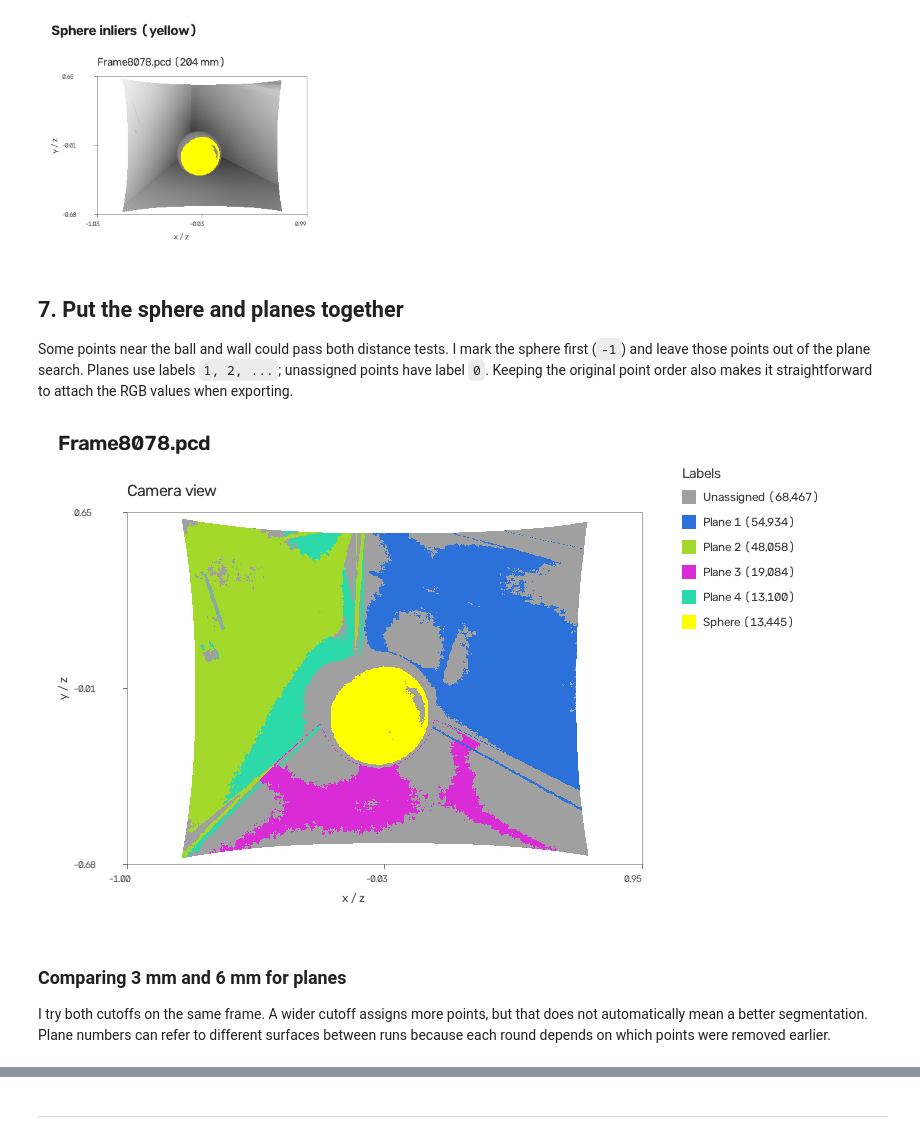
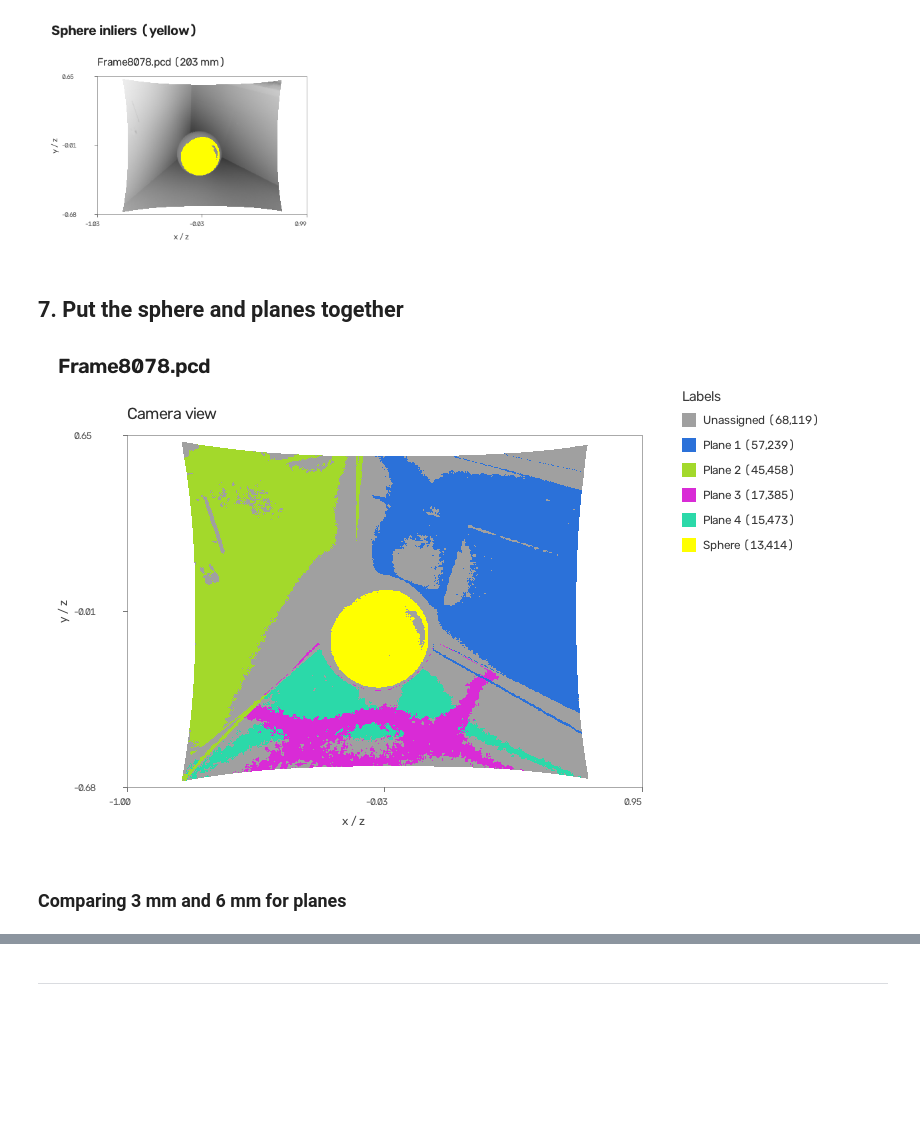
Before and after one commit to simo-hue/ELTE-3D-Computer-Vision, a Jupyter notebook: FIRST_ASSIGNMENT/Assignment.ipynb, the cells around one changed output, grey strips where cells are left out. Saved outputs shown, nothing was run; the diff lists cells and outputs as text; code cells hidden in the pictures; blank space fills up the shorter version.

```diff
--- a/FIRST_ASSIGNMENT/Assignment.ipynb
+++ b/FIRST_ASSIGNMENT/Assignment.ipynb
@@ -9,5 +5,5 @@ These are the settings for the initial experiments. Later in the notebook, the f
 # %%
-INPUT_FRAME = "Frame8078.pcd"          # None runs all PCD files; otherwise give one filename.
+INPUT_FRAME = None          # None runs all PCD files; otherwise give one filename.
 MAX_PLANES = 4              # Initial tests use four; None removes the cap.
 PLANE_TOLERANCE_MM = 6.0    # Plane inlier distance, in mm.
 MIN_PLANE_FRACTION = 0.03   # Minimum fraction of points needed for a plane.
@@ -510,8 +468,6 @@ display(Preview(combine_panels(sphere_panels, "Sphere inliers (yellow)", columns
 [figure]
 # %% [markdown]
 ## 7. Put the sphere and planes together
-
-Some points near the ball and wall could pass both distance tests. I mark the sphere first (`-1`) and leave those points out of the plane search. Planes use labels `1, 2, ...`; unassigned points have label `0`. Keeping the original point order also makes it straightforward to attach the RGB values when exporting.
 # %%
 from colorsys import hsv_to_rgb
 
@@ -531,26 +487,23 @@ for filename, (points, _, _) in frame_results.items():
     colors = label_colors(len(planes))[labels]
     combined_results[filename] = (planes, labels, colors)
 # %%
-# Prefer Frame4994 for the detailed plot.
-filename = "Frame4994.pcd" if "Frame4994.pcd" in combined_results else next(iter(combined_results))
+filename = next(iter(combined_results))
 points = frame_results[filename][0]
 planes, labels, colors = combined_results[filename]
 legend = []
 for label in [0, *range(1, len(planes) + 1), -1]:
     count = int(np.count_nonzero(labels == label))
     if not count:
         continue
     name = {-1: "Sphere", 0: "Unassigned"}.get(label, f"Plane {label}")
     rgb = label_colors(len(planes))[label]
     legend.append((f"{name} ({count:,})", rgb))
 view = plot_panel(points, colors, "camera", "Camera view", width=610, height=440)
 display(Preview(combine_panels([view], filename, columns=1, legend=legend)))
 # %% [output]
-[figure, old version]
+[figure, new version]
 # %% [markdown]
 ### Comparing 3 mm and 6 mm for planes
-
-I try both cutoffs on the same frame. A wider cutoff assigns more points, but that does not automatically mean a better segmentation. Plane numbers can refer to different surfaces between runs because each round depends on which points were removed earlier.
 # %%
 # Compare the two cutoffs on the same points and with the same axis limits.
 points = frame_results[filename][0]
```
Also changed, not shown: parts of 24 cells of this notebook, 3 other files.
